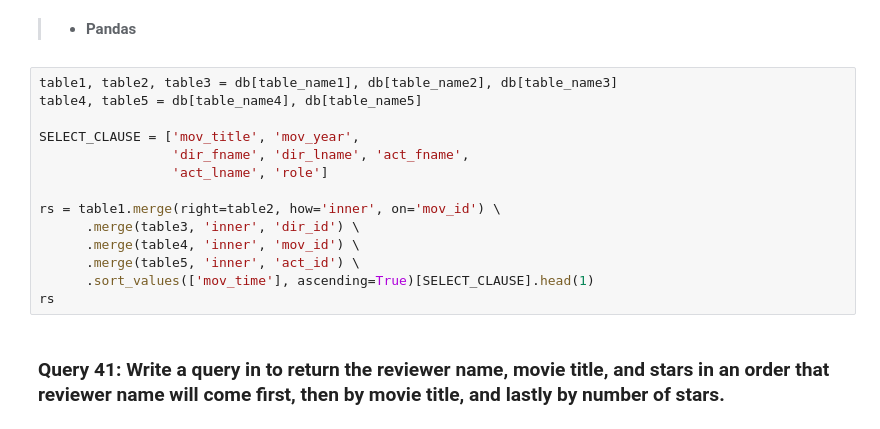
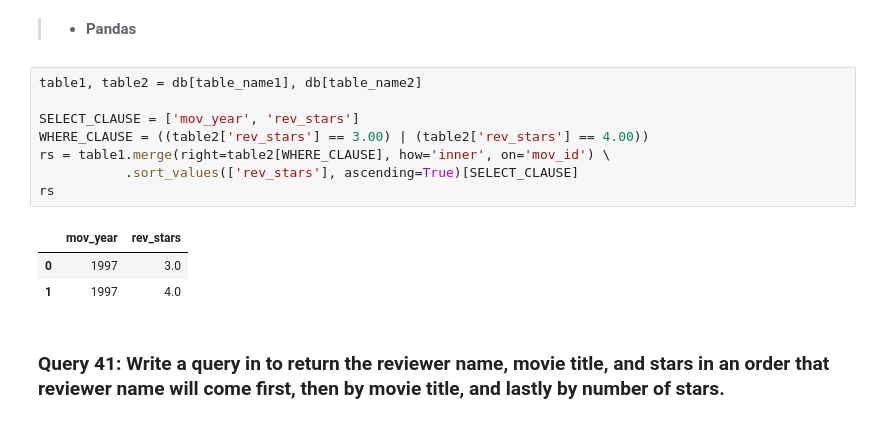
Before and after one commit to RJ2494/from_sql_to_pandas, a Jupyter notebook: From_SQL_To_Pandas_Part4.ipynb, the cells around one changed output. Drawn from its saved outputs; the diff is of its cells as text.

```diff
--- a/From_SQL_To_Pandas_Part4.ipynb
+++ b/From_SQL_To_Pandas_Part4.ipynb
@@ -793,19 +986,17 @@ pd.DataFrame(rs.fetchall(), columns = ['mov_year', 'rev_stars'])
 # %% [markdown]
 > * **Pandas**
 # %%
-table1, table2, table3 = db[table_name1], db[table_name2], db[table_name3]
-table4, table5 = db[table_name4], db[table_name5]
+table1, table2 = db[table_name1], db[table_name2]
 
-SELECT_CLAUSE = ['mov_title', 'mov_year',
-                 'dir_fname', 'dir_lname', 'act_fname',
-                 'act_lname', 'role']
-
-rs = table1.merge(right=table2, how='inner', on='mov_id') \
-      .merge(table3, 'inner', 'dir_id') \
-      .merge(table4, 'inner', 'mov_id') \
-      .merge(table5, 'inner', 'act_id') \
-      .sort_values(['mov_time'], ascending=True)[SELECT_CLAUSE].head(1)
+SELECT_CLAUSE = ['mov_year', 'rev_stars']
+WHERE_CLAUSE = ((table2['rev_stars'] == 3.00) | (table2['rev_stars'] == 4.00))
+rs = table1.merge(right=table2[WHERE_CLAUSE], how='inner', on='mov_id') \
+           .sort_values(['rev_stars'], ascending=True)[SELECT_CLAUSE]
 rs
+# %% [output]
+|  | mov_year | rev_stars |
+| 0 | 1997 | 3.0 |
+| 1 | 1997 | 4.0 |
 # %% [markdown]
 ### Query 41: Write a query in to return the reviewer name, movie title, and stars in an order that reviewer name will come first, then by movie title, and lastly by number of stars.
 # %%
```
Also changed, not shown: parts of 64 cells of this notebook.
